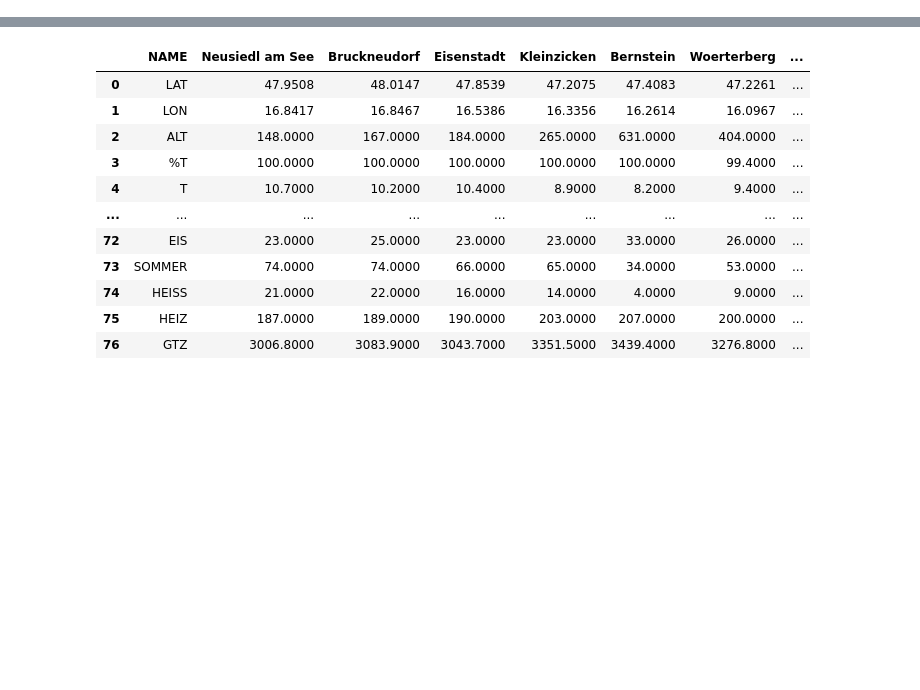
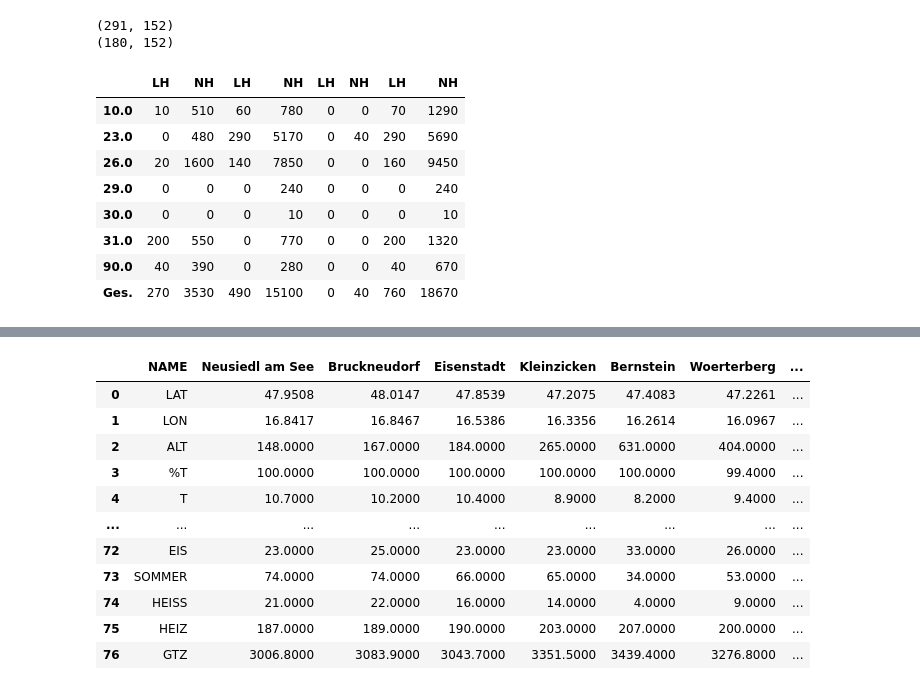
Before and after one commit to satlawa/obf_autop, a Jupyter notebook: main_03.ipynb, the cells around one changed output, grey strips where cells are left out. Saved outputs shown, nothing was run; the diff lists cells and outputs as text; code cells hidden in the pictures; blank space fills up the shorter version.

```diff
--- a/main_03.ipynb
+++ b/main_03.ipynb
@@ -126,0 +123,14 @@ end
+# %%
+obf_natur.fuc_tbl_sez_mass_v('VN', 6)
+# %% [output]
+(291, 152)
+(180, 152)
+|  | LH | NH | LH | NH | LH | NH | LH | NH |
+| 10.0 | 10 | 510 | 60 | 780 | 0 | 0 | 70 | 1290 |
+| 23.0 | 0 | 480 | 290 | 5170 | 0 | 40 | 290 | 5690 |
+| 26.0 | 20 | 1600 | 140 | 7850 | 0 | 0 | 160 | 9450 |
+| 29.0 | 0 | 0 | 0 | 240 | 0 | 0 | 0 | 240 |
+| 30.0 | 0 | 0 | 0 | 10 | 0 | 0 | 0 | 10 |
+| 31.0 | 200 | 550 | 0 | 770 | 0 | 0 | 200 | 1320 |
+| 90.0 | 40 | 390 | 0 | 280 | 0 | 0 | 40 | 670 |
+| Ges. | 270 | 3530 | 490 | 15100 | 0 | 40 | 760 | 18670 |
```
Also changed, not shown: parts of 10 cells of this notebook, 2 other files.
